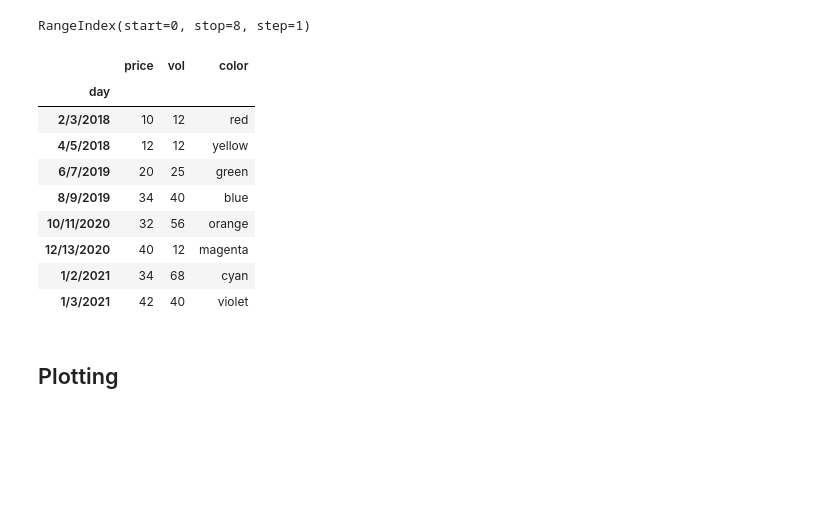
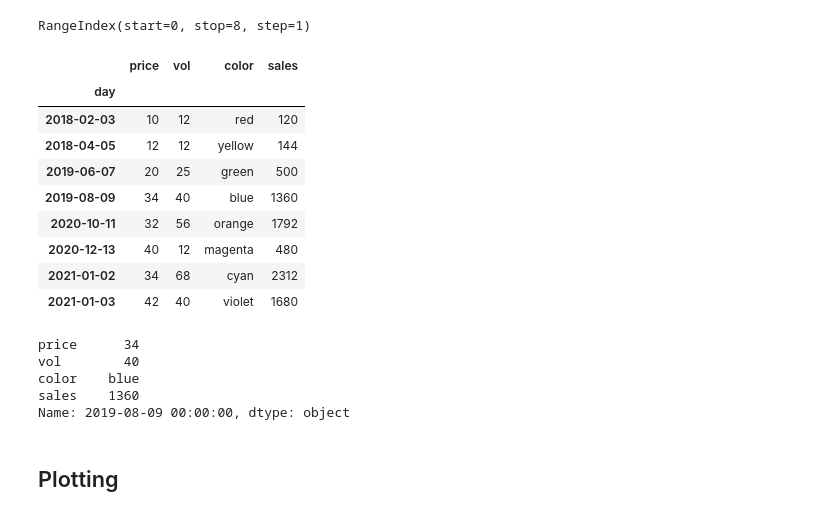
Before and after one commit to andypayne/python_notes, a Jupyter notebook: pandas_notes.ipynb, the cells around one changed output. Drawn from its saved outputs; the diff is of its cells as text; code cells hidden in the pictures; blank space fills up the shorter version.

```diff
--- a/pandas_notes.ipynb
+++ b/pandas_notes.ipynb
@@ -387,0 +399,3 @@ Name: state, dtype: object
+# %%
+df["day"] = pd.to_datetime(df["day"])
+df
@@ -476,15 +504,25 @@ df.index
 RangeIndex(start=0, stop=8, step=1)
 # %%
 # Set the index to the provided column
-df.set_index("day")
+df.set_index("day", inplace=True)
+df
 # %% [output]
-|  | price | vol | color |
-| day |  |  |  |
-| 2/3/2018 | 10 | 12 | red |
-| 4/5/2018 | 12 | 12 | yellow |
-| 6/7/2019 | 20 | 25 | green |
-| 8/9/2019 | 34 | 40 | blue |
-| 10/11/2020 | 32 | 56 | orange |
-| 12/13/2020 | 40 | 12 | magenta |
-| 1/2/2021 | 34 | 68 | cyan |
-| 1/3/2021 | 42 | 40 | violet |
+|  | price | vol | color | sales |
+| day |  |  |  |  |
+| 2018-02-03 | 10 | 12 | red | 120 |
+| 2018-04-05 | 12 | 12 | yellow | 144 |
+| 2019-06-07 | 20 | 25 | green | 500 |
+| 2019-08-09 | 34 | 40 | blue | 1360 |
+| 2020-10-11 | 32 | 56 | orange | 1792 |
+| 2020-12-13 | 40 | 12 | magenta | 480 |
+| 2021-01-02 | 34 | 68 | cyan | 2312 |
+| 2021-01-03 | 42 | 40 | violet | 1680 |
+# %%
+# Now .loc can take a date as an index value
+df.loc["8/9/2019"]
+# %% [output]
+price      34
+vol        40
+color    blue
+sales    1360
+Name: 2019-08-09 00:00:00, dtype: object
```
Also changed, not shown: parts of 36 cells of this notebook, 2 other files.
